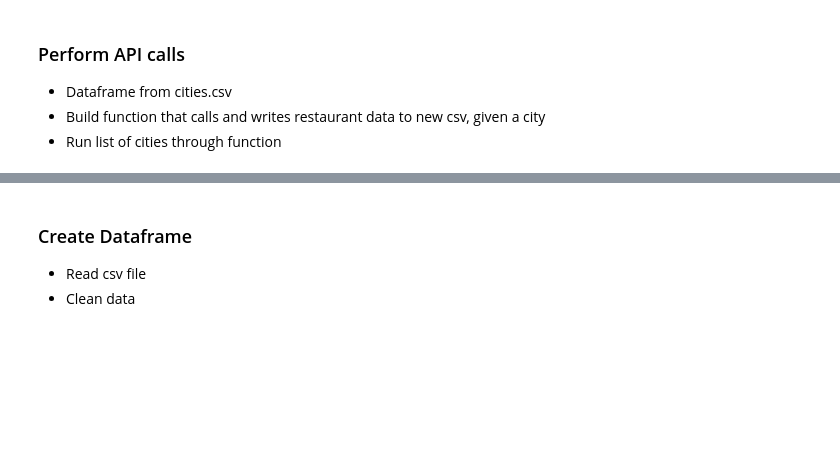
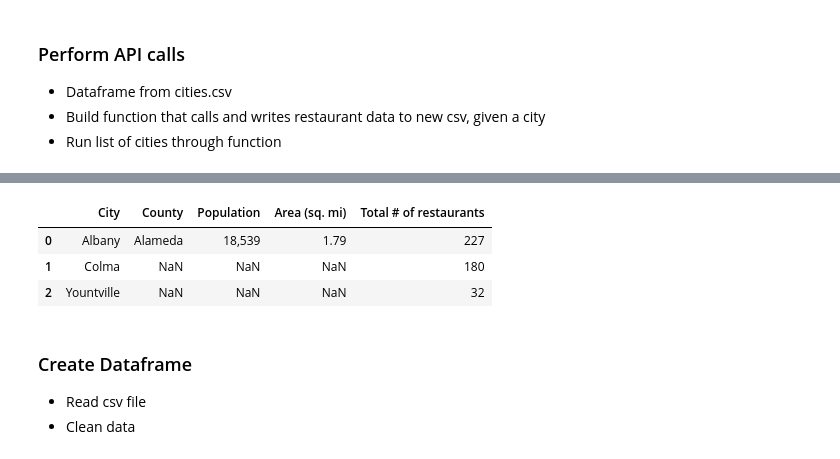
Before and after one commit to lquasem/Project-1, a Jupyter notebook: yelp_calls.ipynb, the cells around one changed output, grey strips where cells are left out. Saved outputs shown, nothing was run; the diff lists cells and outputs as text; code cells hidden in the pictures; blank space fills up the shorter version.

```diff
--- a/yelp_calls.ipynb
+++ b/yelp_calls.ipynb
@@ -80,11 +76,11 @@ def get_restaurants(city, api_key):
             # Convert to json
             response = req.json()
 
-            # Breaks if no entries exist in query
+            # Breaks if no further entries in query
             if response["businesses"] == []:
                 break
+
             else:
-
                 # Iterate through business results and extract data
                 for biz in response["businesses"]:
 
@@ -102,28 +98,43 @@ def get_restaurants(city, api_key):
                                                 biz["review_count"], biz["price"],
                                                 biz["categories"][0]["title"], biz["id"]])
 
-
     # Write to csv
     with open('restaurant_data.csv', 'a') as csvFile:
         writer = csv.writer(csvFile)
         writer.writerows(restaurant_data)
     csvFile.close()
+
+    # Returns total count of restaurants in city
+    return response["total"]
 # %%
+# Track # of cities processed
 count = 0
 
-# Loop thru list of cities in cities_df and call get_restaurants fn
+# List to track total restaurants found in city
+totals_count = []
+
+print("LOG HISTORY OF API CALLS PROGRESS")
+print("-----------------------------------------")
+
+# Loop thru list of cities in cities_df
 for city in cities_df["City"]:
-    get_restaurants(city, api_key)
+
+    #  Call get_restaurants fn and append to total_count list
+    totals_count.append(get_restaurants(city, api_key))
 
     # Print log history
     count += 1
     rem = len(cities_df["City"]) - count
-    print("----------------------")
-    print(f"Max # of results processed for {city}")
-    if city == cities_df["City"][-1]:
-        print("Processing finished!")
-    elif city == cities_df["City"][-2]:
-        print("Getting results for final city. Almost there!")
+    print("-----------------------------------------")
+    if city == cities_df.iloc[-1,0]:
+        print("Full list of cities processed!")
+    elif city == cities_df.iloc[-2,0]:
+        print("Now getting results for final city. Almost there!")
+        print("-----------------------------------------")
     else:
+        print(f"Data retrieval for {city} complete")
         print(f"Getting results for next city.. there are {rem} cities left")
+        print("-----------------------------------------")
+
+cities_df["Total # of restaurants"] = totals_count
 # %% [output]
@@ -136,3 +161,11 @@ Processing query set 6 of approx 20 for Albany
+# %%
+# Show updated cities_df
+cities_df.head()
+# %% [output]
+|  | City | County | Population | Area (sq. mi) | Total # of restaurants |
+| 0 | Albany | Alameda | 18,539 | 1.79 | 227 |
+| 1 | Colma | NaN | NaN | NaN | 180 |
+| 2 | Yountville | NaN | NaN | NaN | 32 |
 # %% [markdown]
 ### Create Dataframe
 
```
Also changed, not shown: parts of 4 cells of this notebook, 1 other file.
